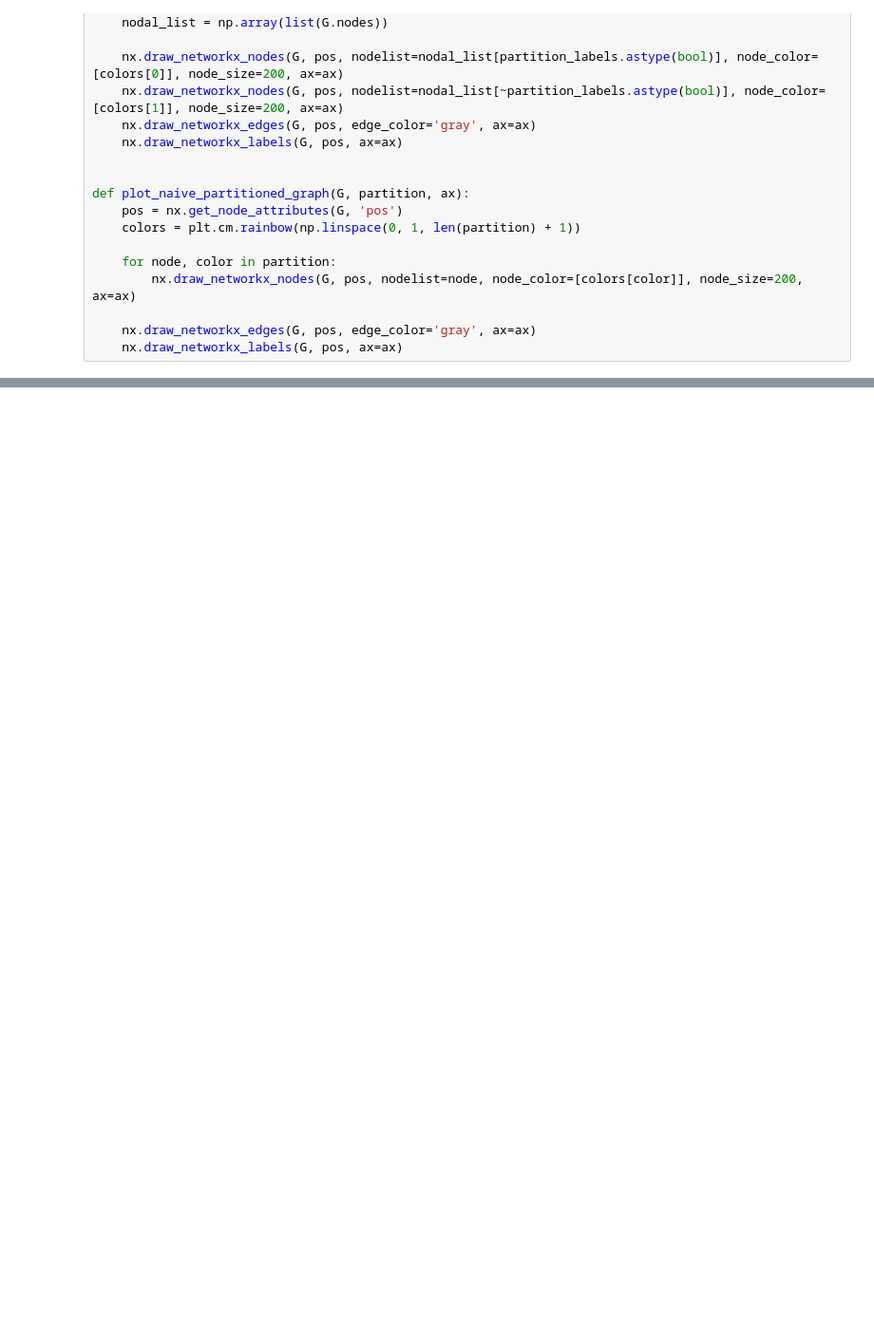
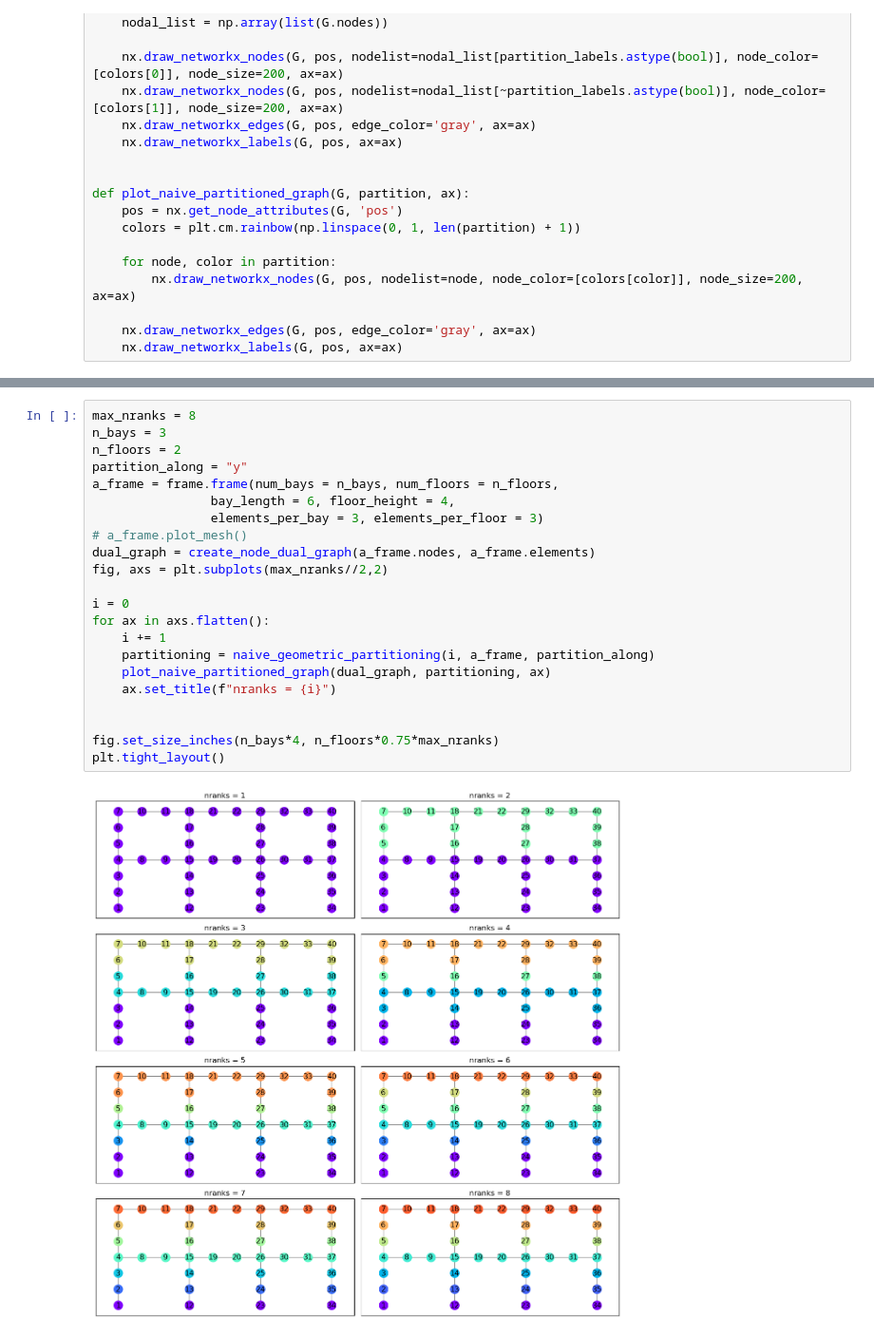
Before and after one commit to Anwar8/Blaze, a Jupyter notebook: POC/mesh_decomposition_2.ipynb, the cells around one changed output, grey strips where cells are left out. Shown at 95% size. Drawn from its saved outputs; the diff is of its cells as text; blank space fills up the shorter version.

```diff
--- a/POC/mesh_decomposition_2.ipynb
+++ b/POC/mesh_decomposition_2.ipynb
@@ -142,0 +172,24 @@ plt.savefig(f"{n_floors}floors_{n_bays}bays_{max_nranks}ranks_naive.png")
+# %%
+max_nranks = 8
+n_bays = 3
+n_floors = 2
+partition_along = "y"
+a_frame = frame.frame(num_bays = n_bays, num_floors = n_floors,
+                bay_length = 6, floor_height = 4,
+                elements_per_bay = 3, elements_per_floor = 3)
+# a_frame.plot_mesh()
+dual_graph = create_node_dual_graph(a_frame.nodes, a_frame.elements)
+fig, axs = plt.subplots(max_nranks//2,2)
+
+i = 0
+for ax in axs.flatten():
+    i += 1
+    partitioning = naive_geometric_partitioning(i, a_frame, partition_along)
+    plot_naive_partitioned_graph(dual_graph, partitioning, ax)
+    ax.set_title(f"nranks = {i}")
+
+
+fig.set_size_inches(n_bays*4, n_floors*0.75*max_nranks)
+plt.tight_layout()
+# %% [output]
+[figure, added]
```
Also changed, not shown: parts of 3 cells of this notebook, 4 other files.
